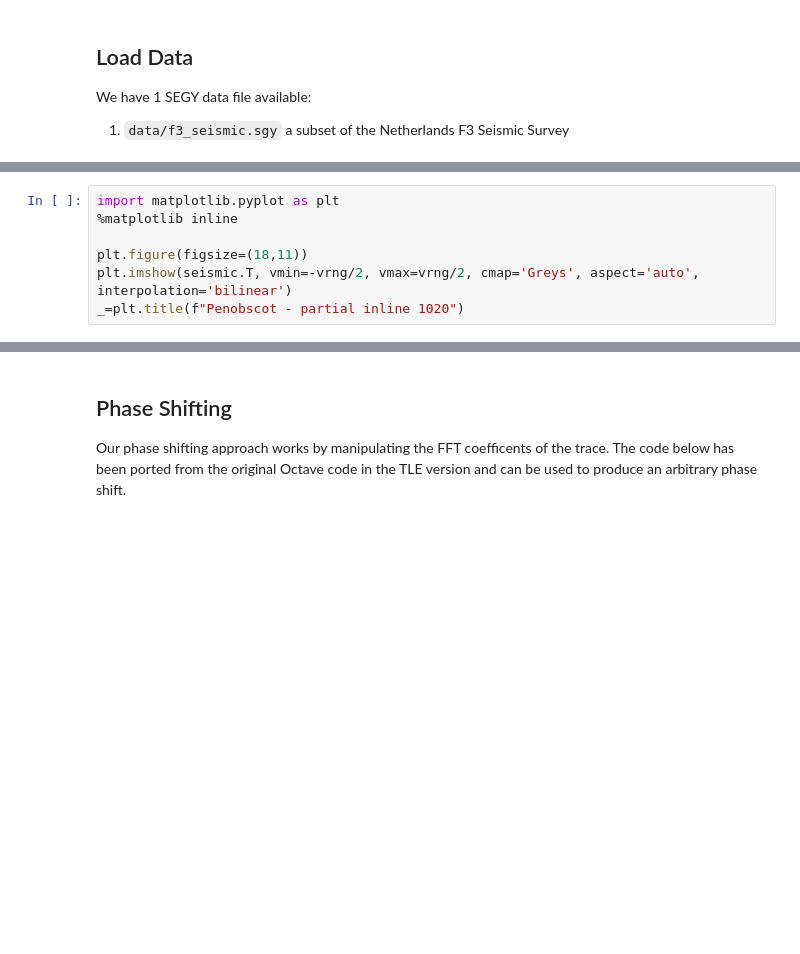
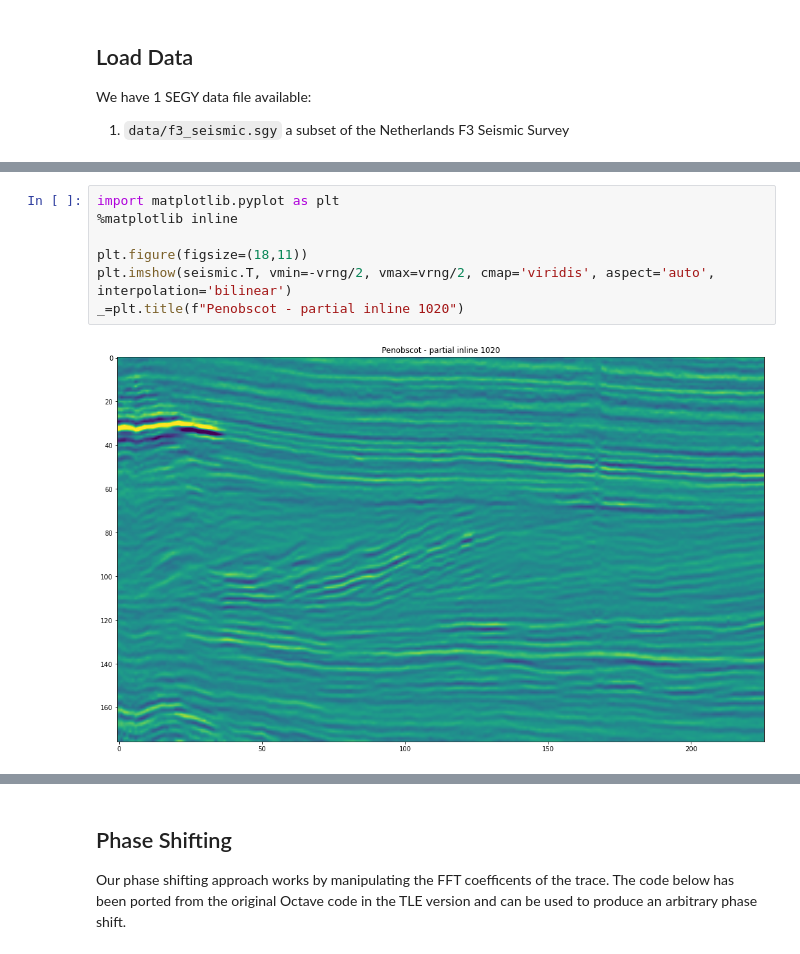
Before and after one commit to stevejpurves/t21-seismic-notebook, a Jupyter notebook: phase_and_hilbert_transform.ipynb, the cells around one changed output, grey strips where cells are left out. Drawn from its saved outputs; the diff is of its cells as text; blank space fills up the shorter version.

Commit message:
saved to curvenote

```diff
--- a/phase_and_hilbert_transform.ipynb
+++ b/phase_and_hilbert_transform.ipynb
@@ -37,10 +42,12 @@ with segyio.open('./data/f3_seismic.sgy') as f:
 # %%
 import matplotlib.pyplot as plt
 %matplotlib inline
 
 plt.figure(figsize=(18,11))
-plt.imshow(seismic.T, vmin=-vrng/2, vmax=vrng/2, cmap='Greys', aspect='auto', interpolation='bilinear')
+plt.imshow(seismic.T, vmin=-vrng/2, vmax=vrng/2, cmap='viridis', aspect='auto', interpolation='bilinear')
 _=plt.title(f"Penobscot - partial inline 1020")
+# %% [output]
+[figure, added]
 # %%
 plt.figure(figsize=(16,3))
 plt.plot(trace)
```
Also changed, not shown: parts of 7 cells of this notebook.
